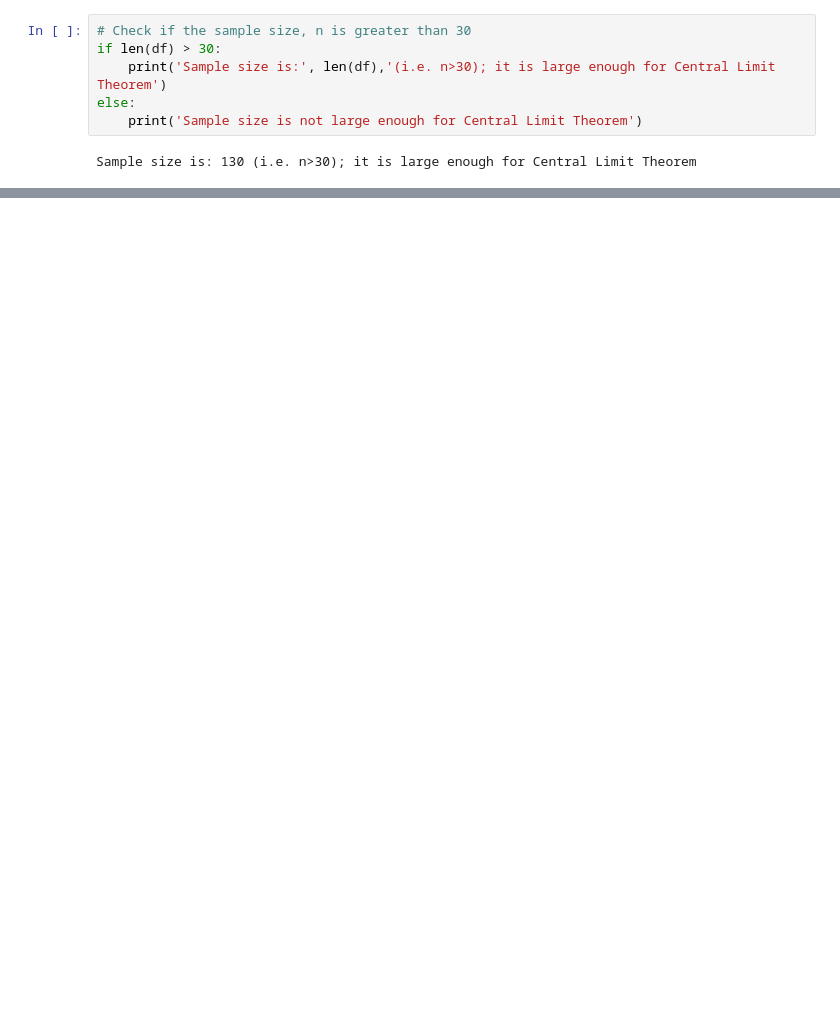
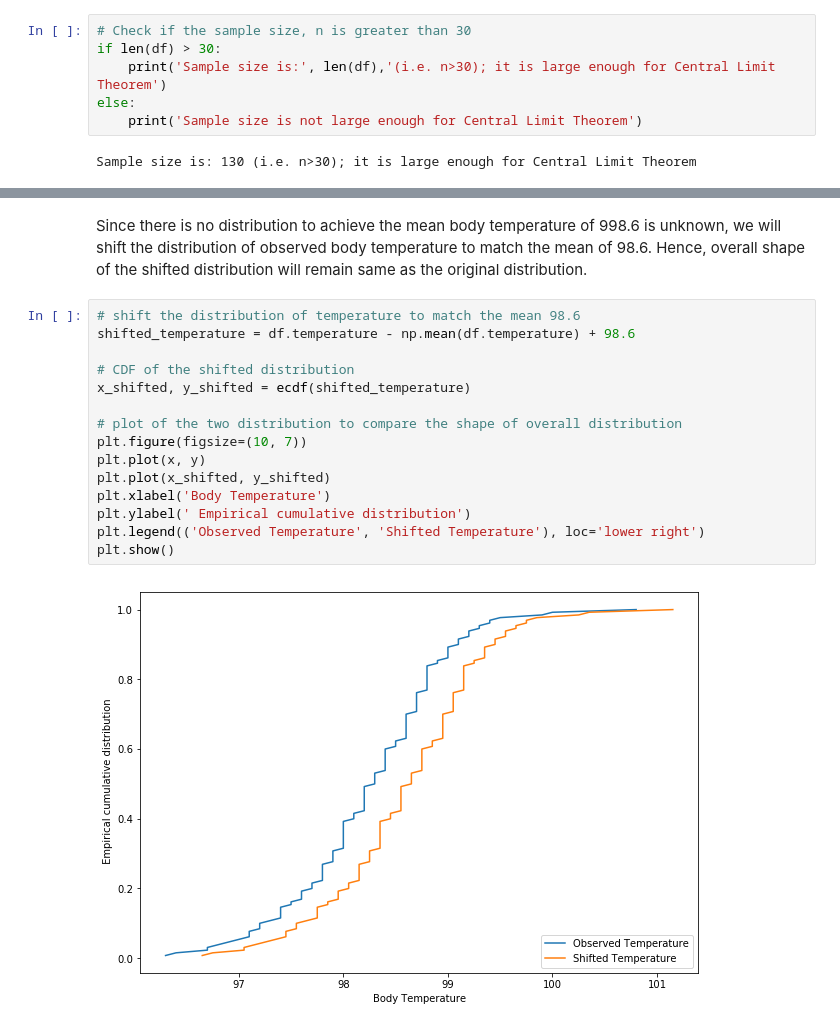
Before and after one commit to zbiswas3/Datascience-Projects, a Jupyter notebook: Data Science Mini projects in Python/Human Temperature EDA/sliderule_dsi_inferential_statistics_exercise_1.ipynb, the cells around one changed output, grey strips where cells are left out. Saved outputs shown, nothing was run; the diff lists cells and outputs as text; blank space fills up the shorter version.

```diff
--- a/Data Science Mini projects in Python/Human Temperature EDA/sliderule_dsi_inferential_statistics_exercise_1.ipynb
+++ b/Data Science Mini projects in Python/Human Temperature EDA/sliderule_dsi_inferential_statistics_exercise_1.ipynb
@@ -148,0 +185,19 @@ Sample size is: 130 (i.e. n>30); it is large enough for Central Limit Theorem
+# %% [markdown]
+Since there is no distribution to achieve the mean body temperature of 998.6 is unknown, we will shift the distribution of observed body temperature to match the mean of 98.6. Hence, overall shape of the shifted distribution will remain same as the original distribution.
+# %%
+# shift the distribution of temperature to match the mean 98.6
+shifted_temperature = df.temperature - np.mean(df.temperature) + 98.6
+
+# CDF of the shifted distribution
+x_shifted, y_shifted = ecdf(shifted_temperature)
+
+# plot of the two distribution to compare the shape of overall distribution
+plt.figure(figsize=(10, 7))
+plt.plot(x, y)
+plt.plot(x_shifted, y_shifted)
+plt.xlabel('Body Temperature')
+plt.ylabel(' Empirical cumulative distribution')
+plt.legend(('Observed Temperature', 'Shifted Temperature'), loc='lower right')
+plt.show()
+# %% [output]
+[figure, added]
```
Also changed, not shown: parts of 15 cells of this notebook, 5 other files.
